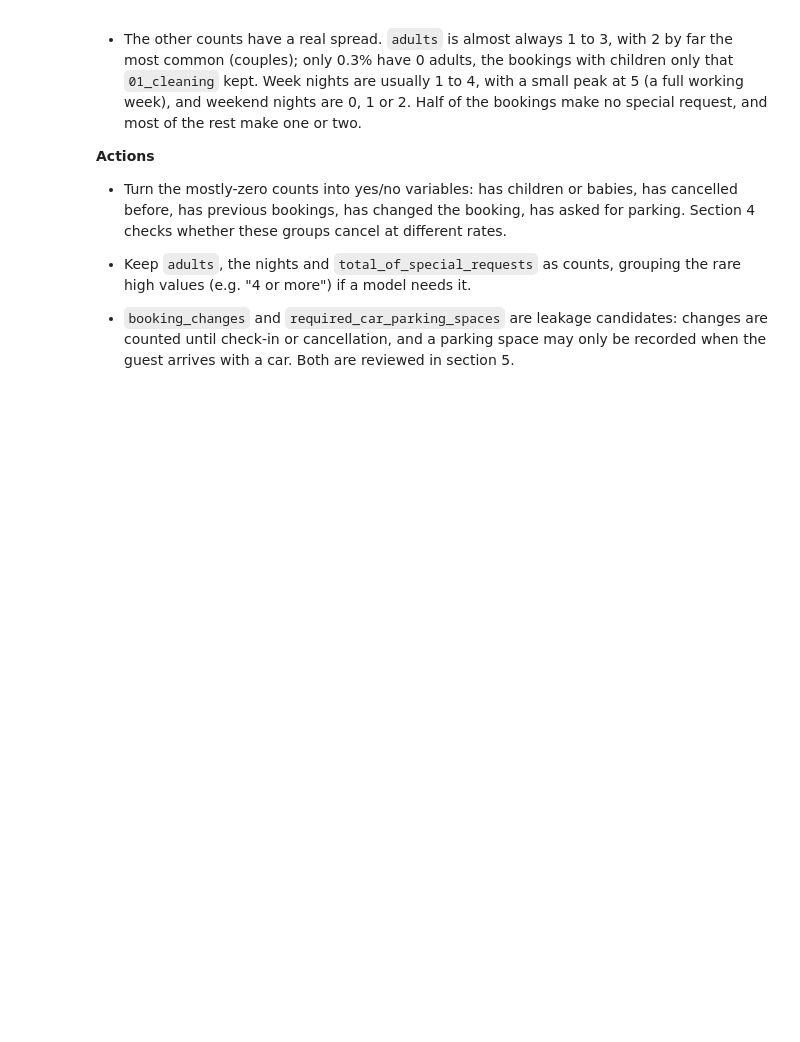
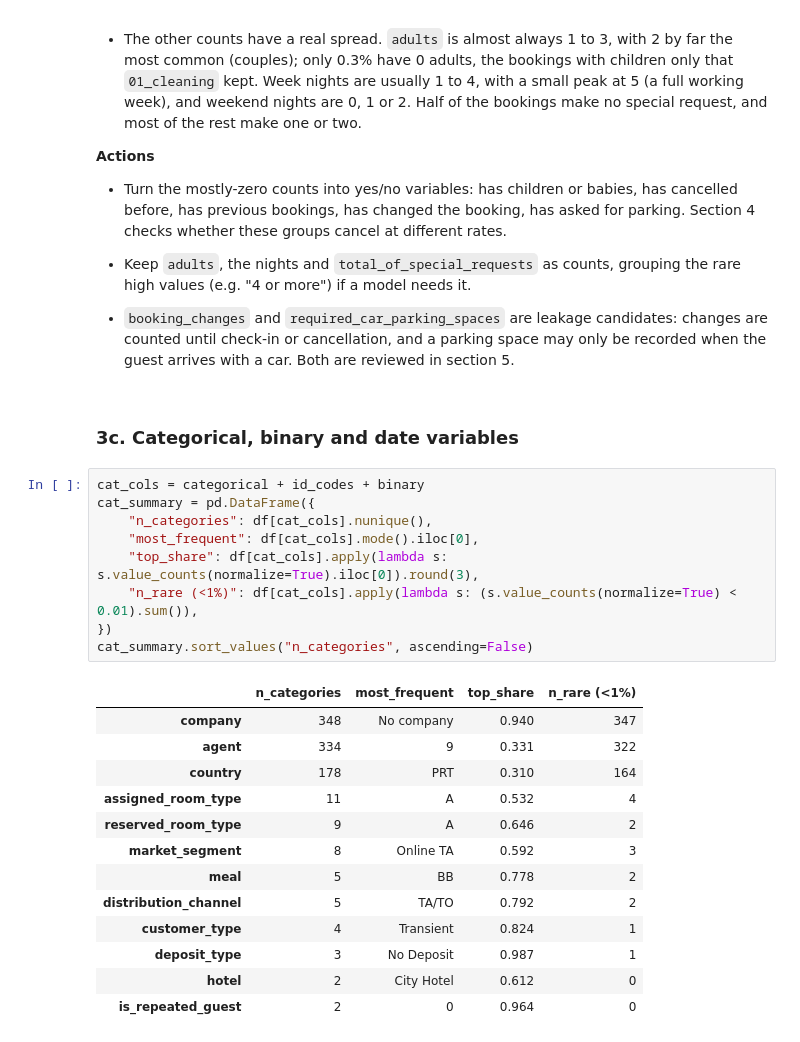
Before and after one commit to martinmon19/Assignment-MACHINE-LEARNING, a Jupyter notebook: notebooks/03_distributions.ipynb, the cells around one changed output. Drawn from its saved outputs; the diff is of its cells as text; blank space fills up the shorter version.

```diff
--- a/notebooks/03_distributions.ipynb
+++ b/notebooks/03_distributions.ipynb
@@ -325,3 +325,28 @@ Some counts go up to 50 or more (`stays_in_week_nights`, `previous_bookings_not_
 - `booking_changes` and `required_car_parking_spaces` are leakage candidates: changes are counted
   until check-in or cancellation, and a parking space may only be recorded when the guest arrives
   with a car. Both are reviewed in section 5.
+# %% [markdown]
+### 3c. Categorical, binary and date variables
+# %%
+cat_cols = categorical + id_codes + binary
+cat_summary = pd.DataFrame({
+    "n_categories": df[cat_cols].nunique(),
+    "most_frequent": df[cat_cols].mode().iloc[0],
+    "top_share": df[cat_cols].apply(lambda s: s.value_counts(normalize=True).iloc[0]).round(3),
+    "n_rare (<1%)": df[cat_cols].apply(lambda s: (s.value_counts(normalize=True) < 0.01).sum()),
+})
+cat_summary.sort_values("n_categories", ascending=False)
+# %% [output]
+|  | n_categories | most_frequent | top_share | n_rare (<1%) |
+| company | 348 | No company | 0.940 | 347 |
+| agent | 334 | 9 | 0.331 | 322 |
+| country | 178 | PRT | 0.310 | 164 |
+| assigned_room_type | 11 | A | 0.532 | 4 |
+| reserved_room_type | 9 | A | 0.646 | 2 |
+| market_segment | 8 | Online TA | 0.592 | 3 |
+| meal | 5 | BB | 0.778 | 2 |
+| distribution_channel | 5 | TA/TO | 0.792 | 2 |
+| customer_type | 4 | Transient | 0.824 | 1 |
+| deposit_type | 3 | No Deposit | 0.987 | 1 |
+| hotel | 2 | City Hotel | 0.612 | 0 |
+| is_repeated_guest | 2 | 0 | 0.964 | 0 |
```
Also changed, not shown: parts of 8 cells of this notebook.
